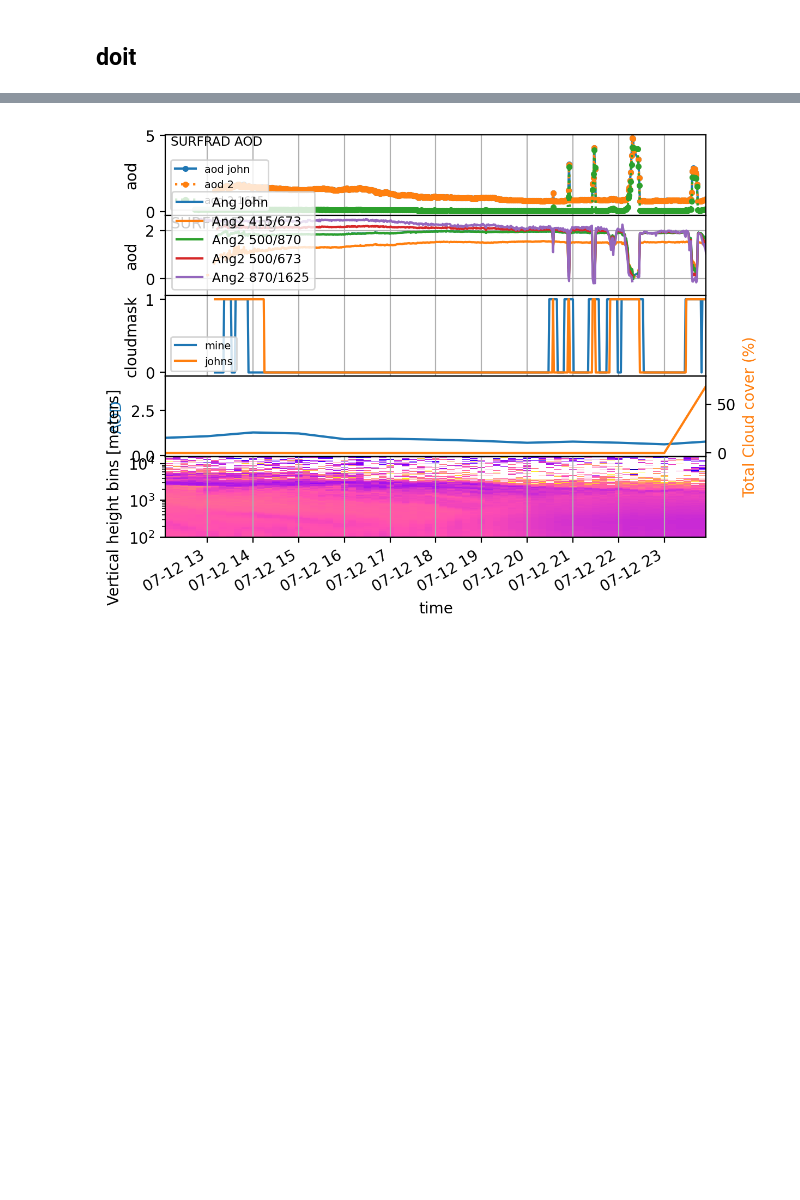
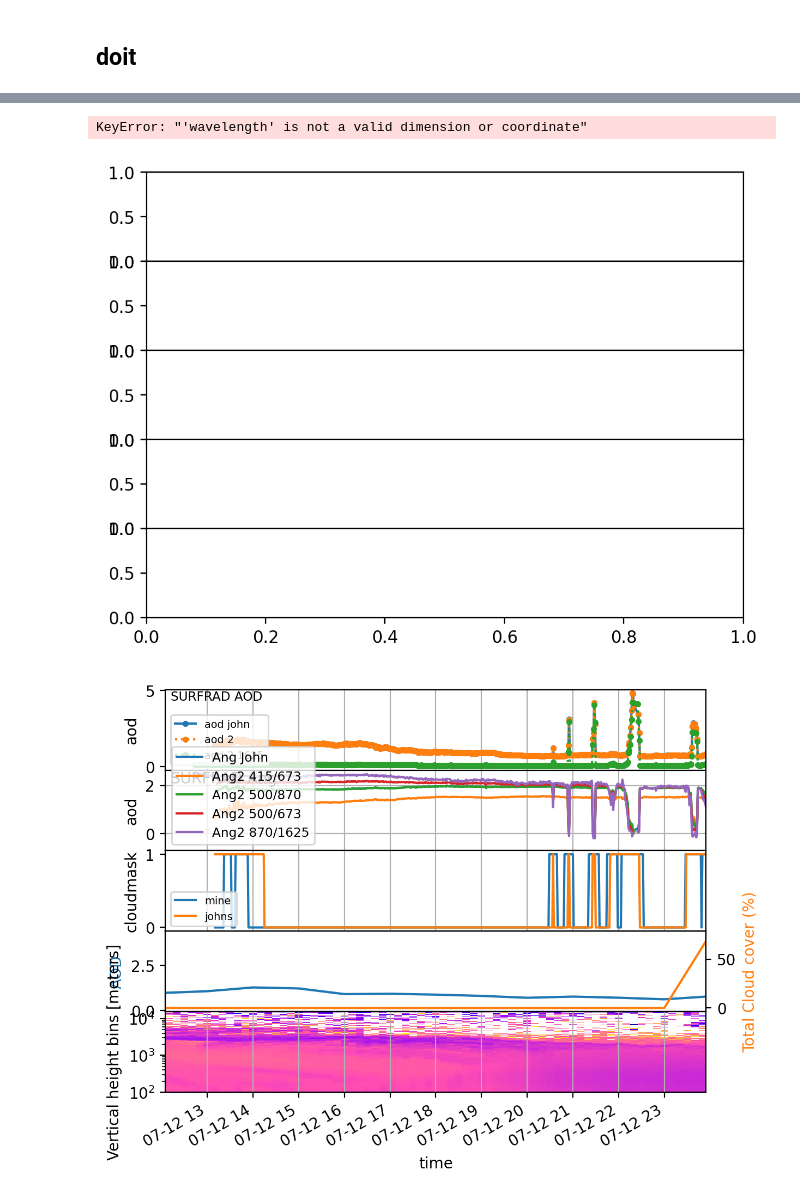
Before and after one commit to hagne/qclib, a Jupyter notebook: examples/by_date.ipynb, the cells around one changed output, grey strips where cells are left out. Saved outputs shown, nothing was run; the diff lists cells and outputs as text; code cells hidden in the pictures; blank space fills up the shorter version.

```diff
--- a/examples/by_date.ipynb
+++ b/examples/by_date.ipynb
@@ -209,6 +211,11 @@ data.active_data = data.read_data('2021-07-12')
 # %matplotlib widget
 # %%
 %matplotlib inline
+# %%
+out = self.plot()
+# %% [output]
+KeyError: "'wavelength' is not a valid dimension or coordinate"
+[figure, added]
 # %%
 out = self.plot()
 # %% [output]
```
Also changed, not shown: parts of 20 cells of this notebook, 1 other file.
